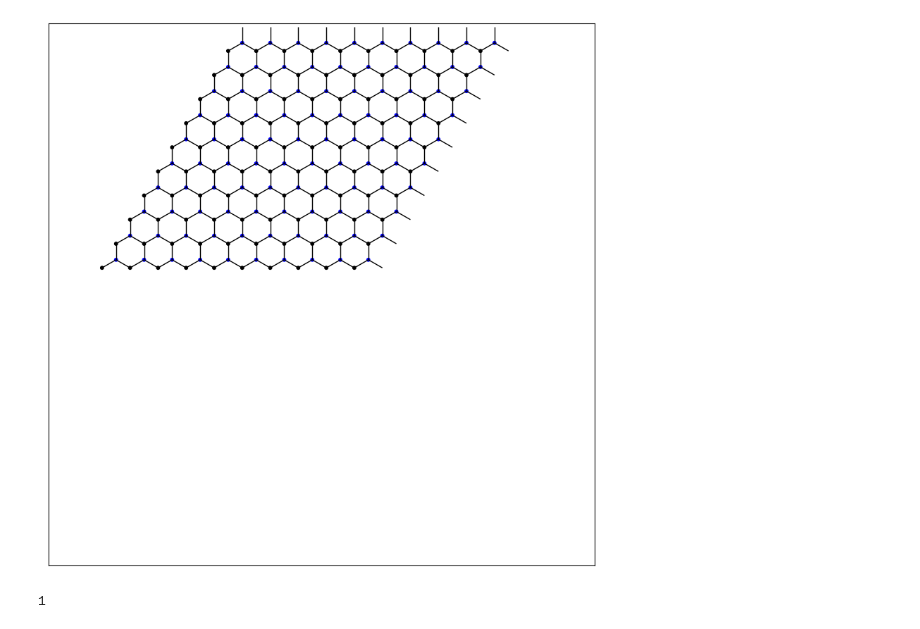
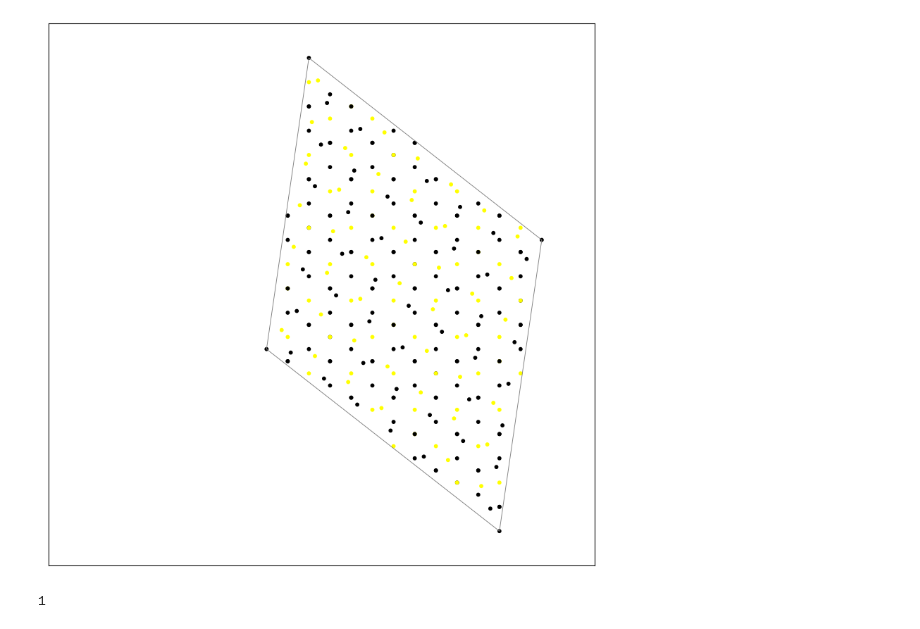
Before and after one commit to OssielAg/SS, a Jupyter notebook: 4Gen/Mallas3.ipynb, the cells around one changed output. Saved outputs shown, nothing was run; the diff lists cells and outputs as text; code cells hidden in the pictures.

```diff
--- a/4Gen/Mallas3.ipynb
+++ b/4Gen/Mallas3.ipynb
@@ -29,9 +29,18 @@ def getLim(u,v,m,n):
     (a1,a2) = multV(m,u)
     (b1,b2) = multV(n,v)
     (c1,c2) = m2V(u,v,(m,n))
-    ma=max(a1,a2,b1,b2,c1,c2,0)
-    mi=min(a1,a2,b1,b2,c1,c2,0)
-    return mi-1, ma+1
+    xma = max(a1,b1,c1,0)
+    xmi = min(a1,b1,c1,0)
+    yma = max(a2,b2,c2,0)
+    ymi = min(a2,b2,c2,0)
+    return [xmi-1, xma+1], [ymi-1, yma+1]
+def dist(a, b):
+    a1, a2 = a
+    b1, b2 = b
+    return math.sqrt(((b1-a1)**2)+((b2-a2)**2))
+def cAng(u,v):
+    (u1,u2),(v1,v2) = u, v
+    return math.degrees(math.acos(((u1*v1)+(u2*v2))/(dist((0,0),u)*dist((0,0),v))))
 # %%
 class Atomo:
     '''Clase que define un atomo en el sistema'''
@@ -176,6 +346,13 @@ malla=Malla(u,v,atms=ats)
 # %%
-#malla.exporta("Ejemplo1")
-malla.showNM(-10,10)
+su = m2V(u,v,(2,-1))
+sv = m2V(u,v,(1,3))
+smalla = superMesh(su,sv,[malla,malla2])
-# %% [output]
-[figure, removed]
-1
+# %%
+ssu = m2V(su,sv,(2,-1))
+ssv = m2V(su,sv,(1,3))
+smalla2 = malla.mRot(-21.78)
+smalla.enls=[]
+smalla2.enls=[]
+
+smalla = superMesh(ssu,ssv,[smalla,smalla2])
+smalla.exporta(name='3capas2')
@@ -181,0 +363,6 @@ malla.showNM(-10,10)
+# %%
+smalla.enls=[]
+smalla2 = smalla.hortogonizar()
+smalla2.enls=[]
+smalla2.showNM(1,1)
+smalla2.exporta(name='2CapasRec')
@@ -181,0 +371,12 @@ malla.showNM(-10,10)
+# %%
+ssu = m2V(su,sv,(2,-1))
+ssv = m2V(su,sv,(1,3))
+smalla.enls=[]
+hm.enls=[]
+#smalla2.enls=[]
+ssmalla = superMesh(ssu,ssv,[smalla,hm])
+ssmalla.exporta(name='3capas')
+ssmalla.showNM(1,1)
+# %% [output]
+[figure, added]
+1
```
Also changed, not shown: parts of 18 cells of this notebook, 20 other files.
